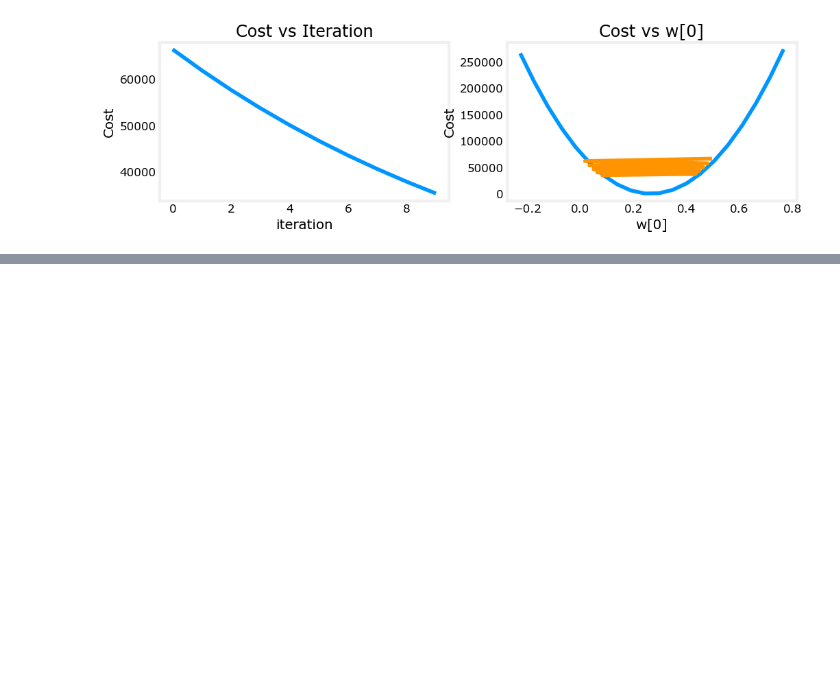
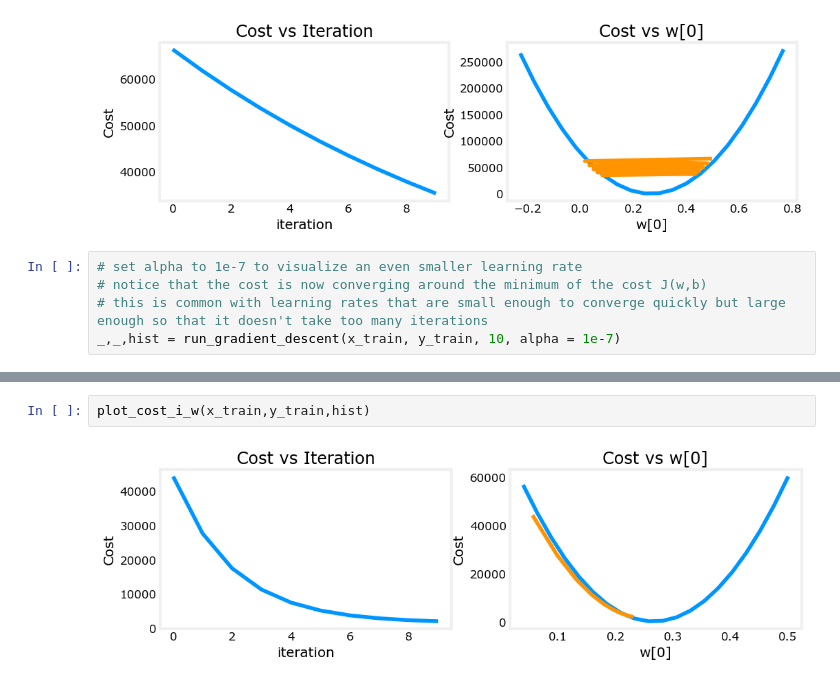
Before and after one commit to Nithish-exe/Coursera-Machine-Learning, a Jupyter notebook: Fundamentals/2_Multivariate_Regression/3_featureScaleLearnRate.ipynb, the cells around one changed output, grey strips where cells are left out. Saved outputs shown, nothing was run; the diff lists cells and outputs as text; blank space fills up the shorter version.

Commit message:
feature scaling and learning rate
also fixed some variable naming habits in other files

```diff
--- a/Fundamentals/2_Multivariate_Regression/3_featureScaleLearnRate.ipynb
+++ b/Fundamentals/2_Multivariate_Regression/3_featureScaleLearnRate.ipynb
@@ -65,3 +69,8 @@ w,b found by gradient descent: w: [ 7.74e-02  8.27e-05 -1.06e-06 -4.20e-03], b:
 plot_cost_i_w(x_train, y_train, hist)
 # %% [output]
 [figure]
+# %%
+# set alpha to 1e-7 to visualize an even smaller learning rate
+# notice that the cost is now converging around the minimum of the cost J(w,b)
+# this is common with learning rates that are small enough to converge quickly but large enough so that it doesn't take too many iterations
+_,_,hist = run_gradient_descent(x_train, y_train, 10, alpha = 1e-7)
@@ -67,0 +91,4 @@ plot_cost_i_w(x_train, y_train, hist)
+# %%
+plot_cost_i_w(x_train,y_train,hist)
+# %% [output]
+[figure, added]
```
Also changed, not shown: parts of 11 cells of this notebook, 1 other file.
